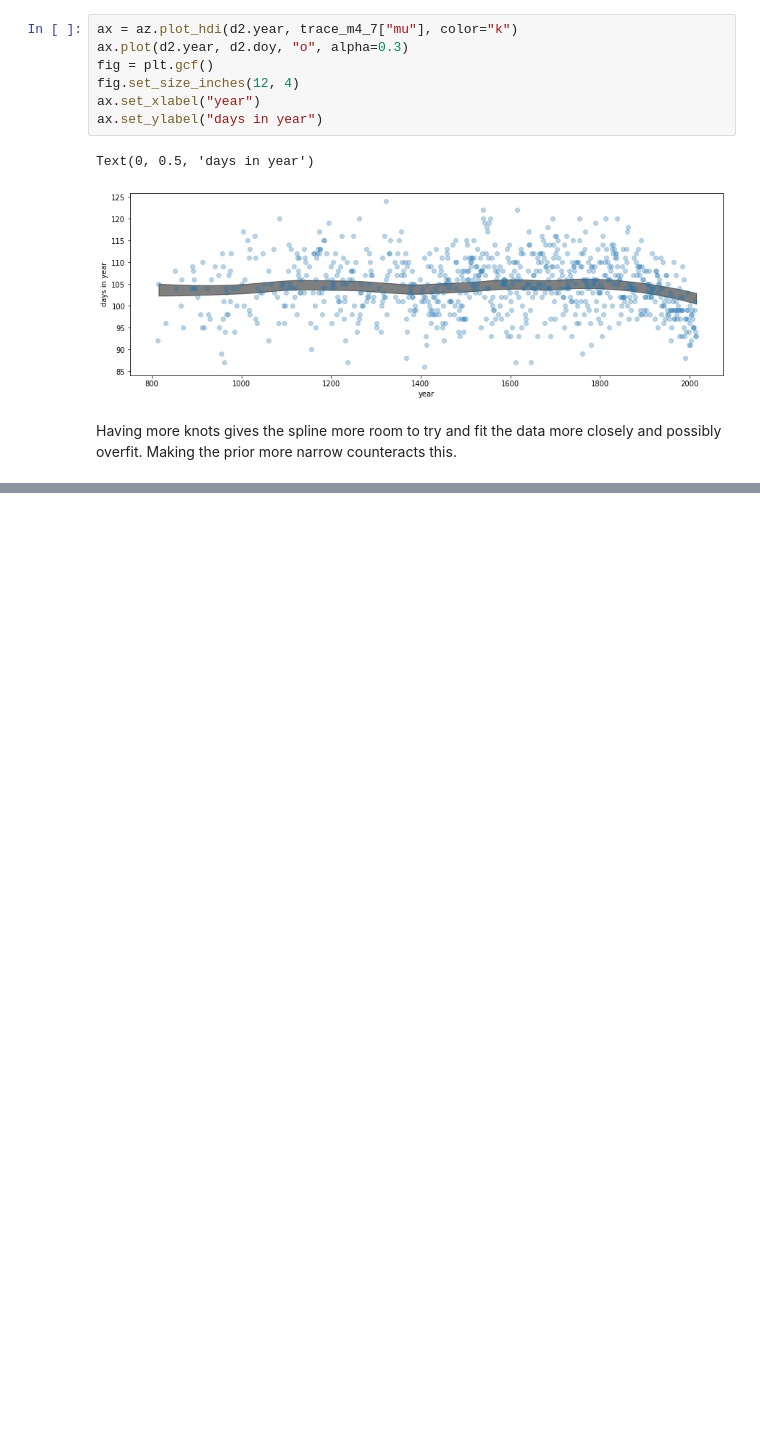
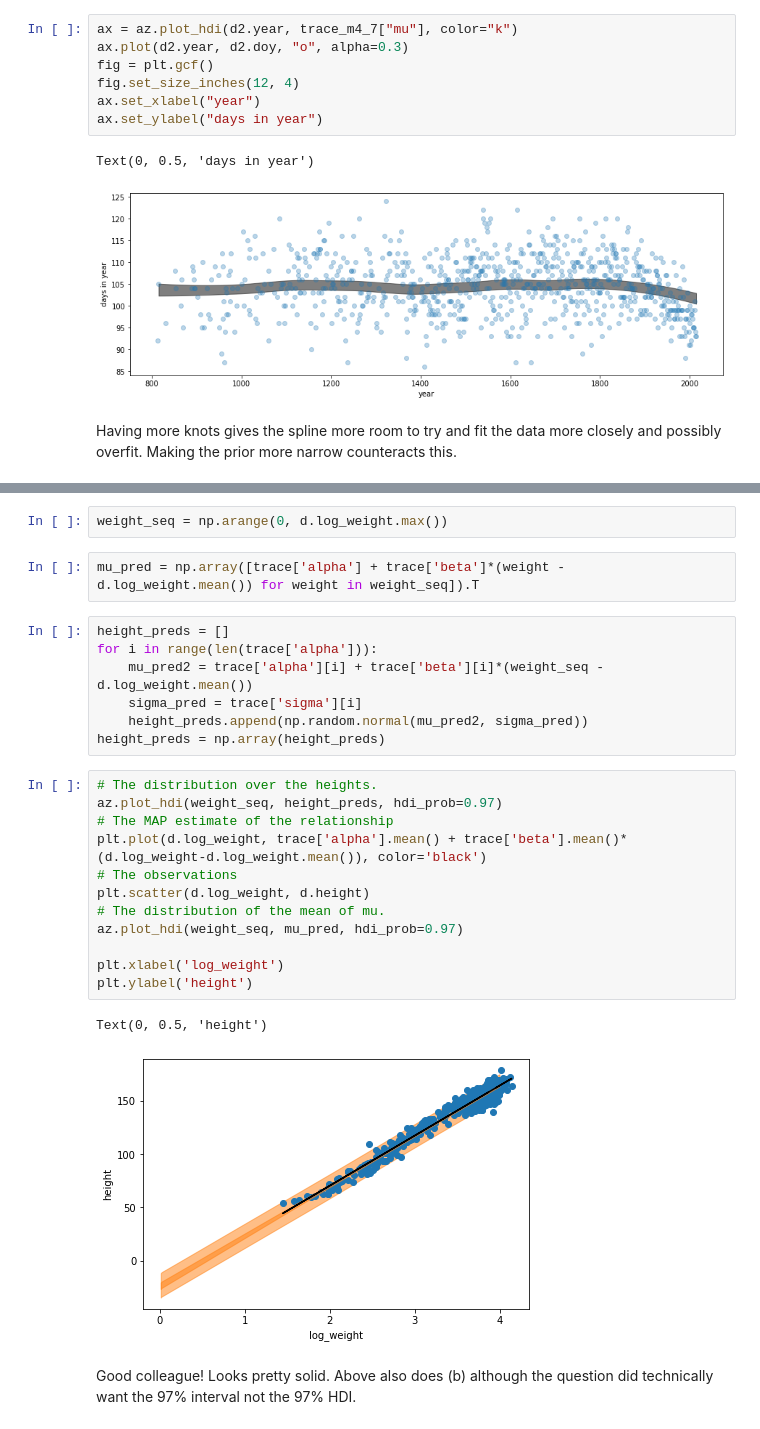
Before and after one commit to oadams/oadams.github.io, a Jupyter notebook: statistical_rethinking_solutions/ch4.ipynb, the cells around one changed output, grey strips where cells are left out. Drawn from its saved outputs; the diff is of its cells as text; blank space fills up the shorter version.

```diff
--- a/statistical_rethinking_solutions/ch4.ipynb
+++ b/statistical_rethinking_solutions/ch4.ipynb
@@ -339,0 +481,28 @@ Having more knots gives the spline more room to try and fit the data more closel
+# %%
+weight_seq = np.arange(0, d.log_weight.max())
+# %%
+mu_pred = np.array([trace['alpha'] + trace['beta']*(weight - d.log_weight.mean()) for weight in weight_seq]).T
+# %%
+height_preds = []
+for i in range(len(trace['alpha'])):
+    mu_pred2 = trace['alpha'][i] + trace['beta'][i]*(weight_seq - d.log_weight.mean())
+    sigma_pred = trace['sigma'][i]
+    height_preds.append(np.random.normal(mu_pred2, sigma_pred))
+height_preds = np.array(height_preds)
+# %%
+# The distribution over the heights.
+az.plot_hdi(weight_seq, height_preds, hdi_prob=0.97)
+# The MAP estimate of the relationship
+plt.plot(d.log_weight, trace['alpha'].mean() + trace['beta'].mean()*(d.log_weight-d.log_weight.mean()), color='black')
+# The observations
+plt.scatter(d.log_weight, d.height)
+# The distribution of the mean of mu.
+az.plot_hdi(weight_seq, mu_pred, hdi_prob=0.97)
+
+plt.xlabel('log_weight')
+plt.ylabel('height')
+# %% [output]
+Text(0, 0.5, 'height')
+[figure, added]
+# %% [markdown]
+Good colleague! Looks pretty solid. Above also does (b) although the question did technically want the 97% interval not the 97% HDI.
```
Also changed, not shown: parts of 31 cells of this notebook, 2 other files.
